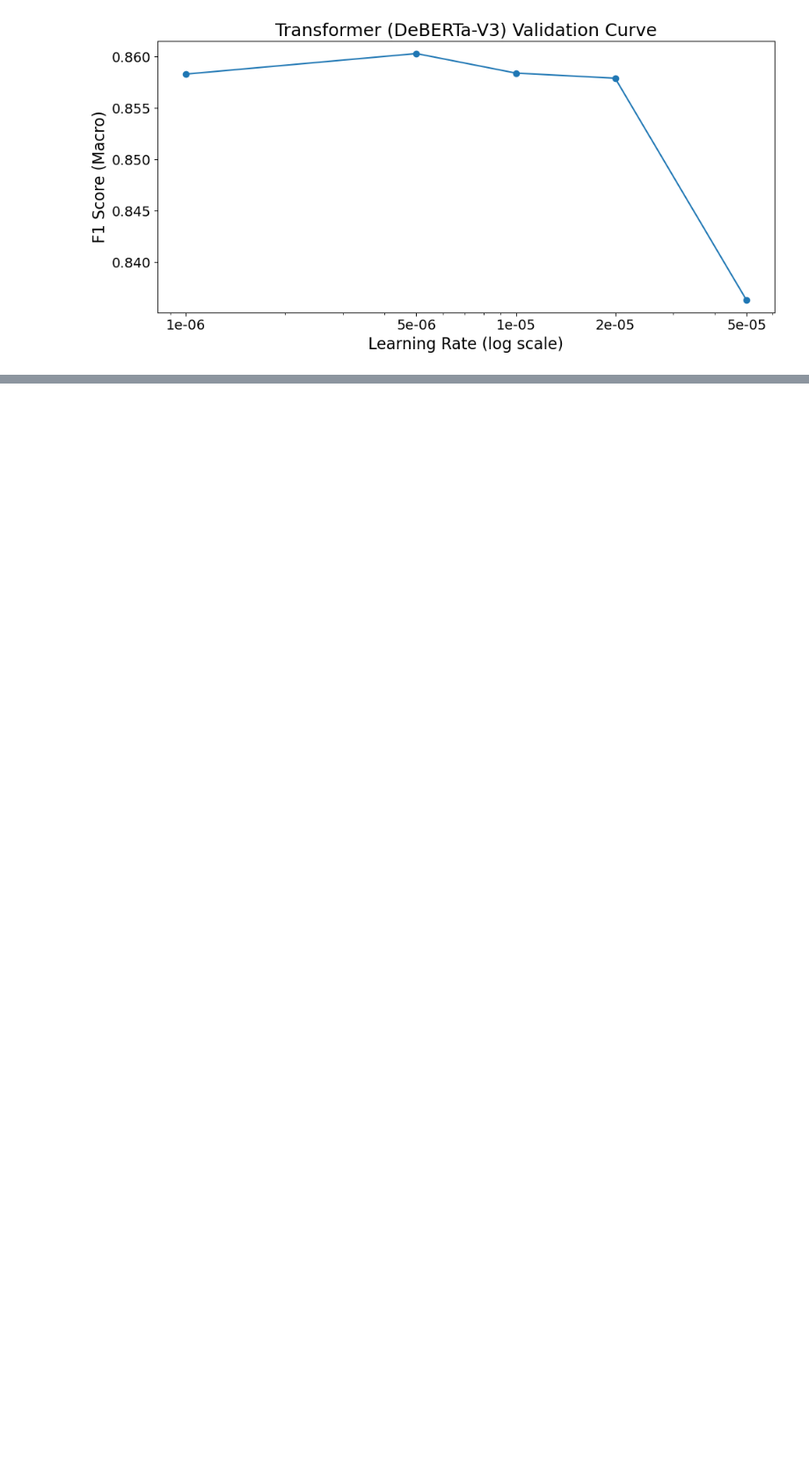
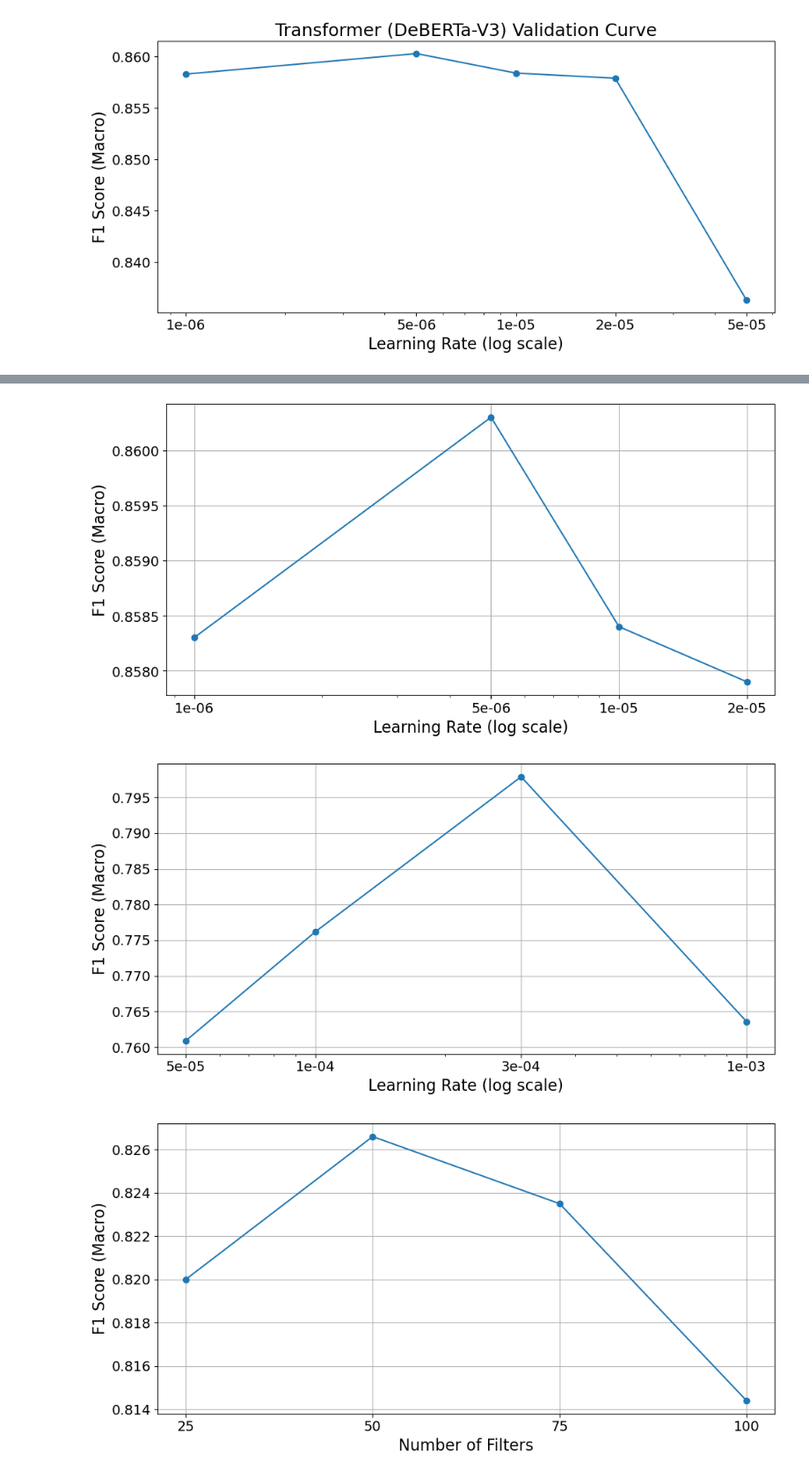
Before and after one commit to bugoverdose/dl-twitter-crisis, a Jupyter notebook: crisis_bench_jinwoo.ipynb, the cells around one changed output, grey strips where cells are left out. Shown at 88% size. Cells and saved outputs as stored; diff of their text form; code cells hidden in the pictures; blank space fills up the shorter version.

```diff
--- a/crisis_bench_jinwoo.ipynb
+++ b/crisis_bench_jinwoo.ipynb
@@ -3144,0 +3046,47 @@ if torch.backends.mps.is_available():
+# %%
+import matplotlib.pyplot as plt
+
+def plot_validation_curve(xticks, log_scale, val_f1s, title, filename):
+    plt.figure(figsize=(10, 5))
+
+    if log_scale:
+        # Log-scale line plot
+        plt.semilogx(xticks, val_f1s, marker="o") # , label="Validation")
+        plt.xticks(xticks, [f"{x:.0e}" for x in xticks], fontsize=14)
+    else:
+        plt.plot(xticks, val_f1s) # , label="Validation")
+    plt.yticks(fontsize=14)
+    plt.xlabel("Learning Rate (log scale)" if log_scale else "Learning Rate", fontsize=16)
+    plt.ylabel("F1 Score (Macro)", fontsize=16)
+    # plt.title(title, fontsize=18)
+    plt.grid(True)
+    plt.tight_layout()
+    plt.savefig(filename)
+
+val_f1_scores = [0.8583, 0.8603, 0.8584, 0.8579] # , 0.2623]
+learning_rates = [1e-6, 5e-6, 1e-5, 2e-5]
+plot_validation_curve(learning_rates, True, val_f1_scores, "DeBERTa Validation Curve", "pretrained_transformer_f1_score_val_curve.png")
+
+plot_validation_curve(
+    xticks=[5e-5, 1e-4, 3e-4, 1e-3],
+    log_scale=True,
+    val_f1s=[0.7609, 0.7762, 0.7979, 0.7636],
+    title="Custom Transformer Validation Curve",
+    filename="custom_transformer_validation_curve.png",
+)
+
+plt.figure(figsize=(10, 5))
+plt.plot([25,50,75,100], [0.82, 0.8266, 0.8235, 0.8144], marker="o")
+plt.xlabel("Number of Filters", fontsize=16)
+plt.ylabel("F1 Score (Macro)", fontsize=16)
+plt.xticks([25,50,75,100], fontsize=14)
+plt.yticks(fontsize=14)
+# plt.title("TextCNN Validation Curve", fontsize=18)
+plt.grid(True)
+plt.tight_layout()
+plt.savefig("textcnn_validation_curve_num_filters.png")
+plt.show()
+# %% [output]
+[figure, added]
+[figure, added]
+[figure, added]
```
Also changed, not shown: parts of 14 cells of this notebook, 7 other files.
